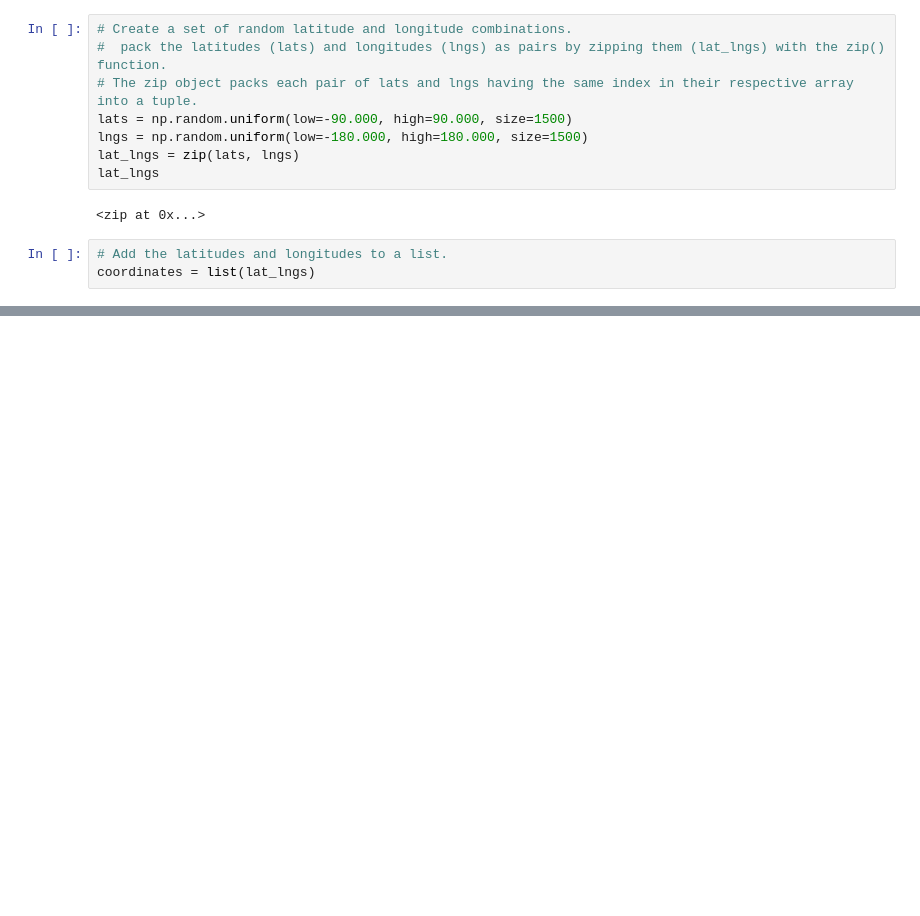
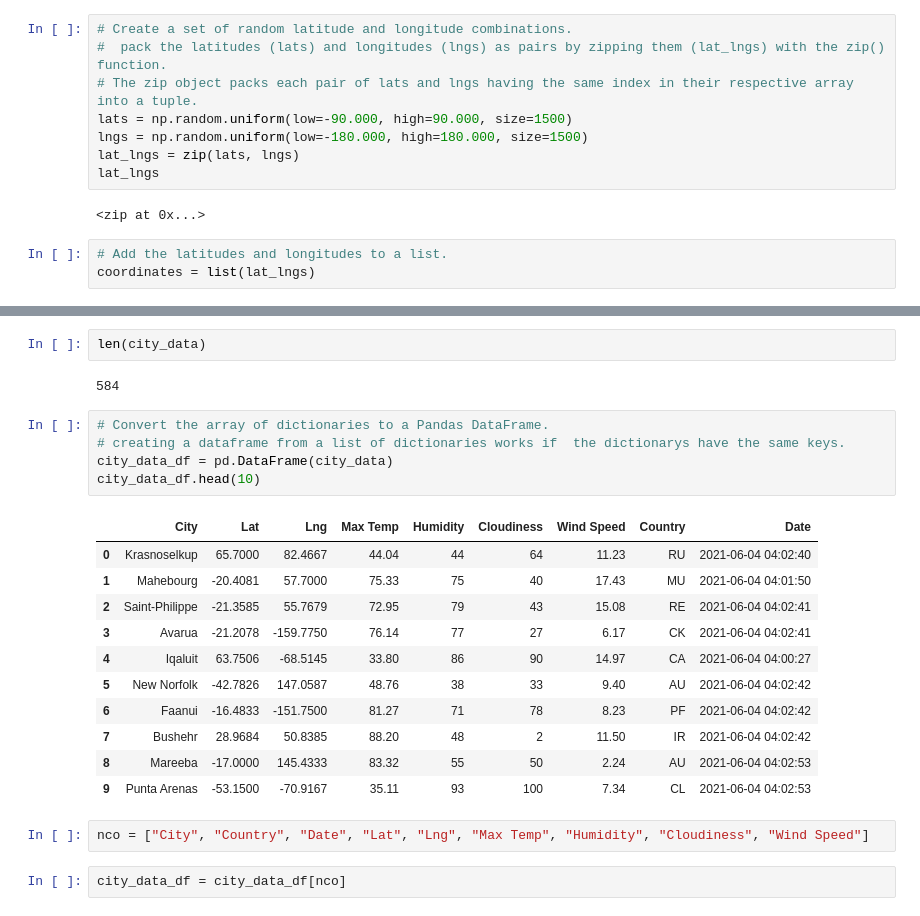
Before and after one commit to DONtheGREAT/World_Weather_Analysis, a Jupyter notebook: WeatherPy.ipynb, the cells around one changed output, grey strips where cells are left out. Drawn from its saved outputs; the diff is of its cells as text; blank space fills up the shorter version.

```diff
--- a/WeatherPy.ipynb
+++ b/WeatherPy.ipynb
@@ -34,0 +130,25 @@ len(cities)
+# %%
+len(city_data)
+# %% [output]
+584
+# %%
+# Convert the array of dictionaries to a Pandas DataFrame.
+# creating a dataframe from a list of dictionaries works if  the dictionarys have the same keys.
+city_data_df = pd.DataFrame(city_data)
+city_data_df.head(10)
+# %% [output]
+|  | City | Lat | Lng | Max Temp | Humidity | Cloudiness | Wind Speed | Country | Date |
+| 0 | Krasnoselkup | 65.7000 | 82.4667 | 44.04 | 44 | 64 | 11.23 | RU | 2021-06-04 04:02:40 |
+| 1 | Mahebourg | -20.4081 | 57.7000 | 75.33 | 75 | 40 | 17.43 | MU | 2021-06-04 04:01:50 |
+| 2 | Saint-Philippe | -21.3585 | 55.7679 | 72.95 | 79 | 43 | 15.08 | RE | 2021-06-04 04:02:41 |
+| 3 | Avarua | -21.2078 | -159.7750 | 76.14 | 77 | 27 | 6.17 | CK | 2021-06-04 04:02:41 |
+| 4 | Iqaluit | 63.7506 | -68.5145 | 33.80 | 86 | 90 | 14.97 | CA | 2021-06-04 04:00:27 |
+| 5 | New Norfolk | -42.7826 | 147.0587 | 48.76 | 38 | 33 | 9.40 | AU | 2021-06-04 04:02:42 |
+| 6 | Faanui | -16.4833 | -151.7500 | 81.27 | 71 | 78 | 8.23 | PF | 2021-06-04 04:02:42 |
+| 7 | Bushehr | 28.9684 | 50.8385 | 88.20 | 48 | 2 | 11.50 | IR | 2021-06-04 04:02:42 |
+| 8 | Mareeba | -17.0000 | 145.4333 | 83.32 | 55 | 50 | 2.24 | AU | 2021-06-04 04:02:53 |
+| 9 | Punta Arenas | -53.1500 | -70.9167 | 35.11 | 93 | 100 | 7.34 | CL | 2021-06-04 04:02:53 |
+# %%
+nco = ["City", "Country", "Date", "Lat", "Lng", "Max Temp", "Humidity", "Cloudiness", "Wind Speed"]
+# %%
+city_data_df = city_data_df[nco]
```
Also changed, not shown: parts of 7 cells of this notebook.
